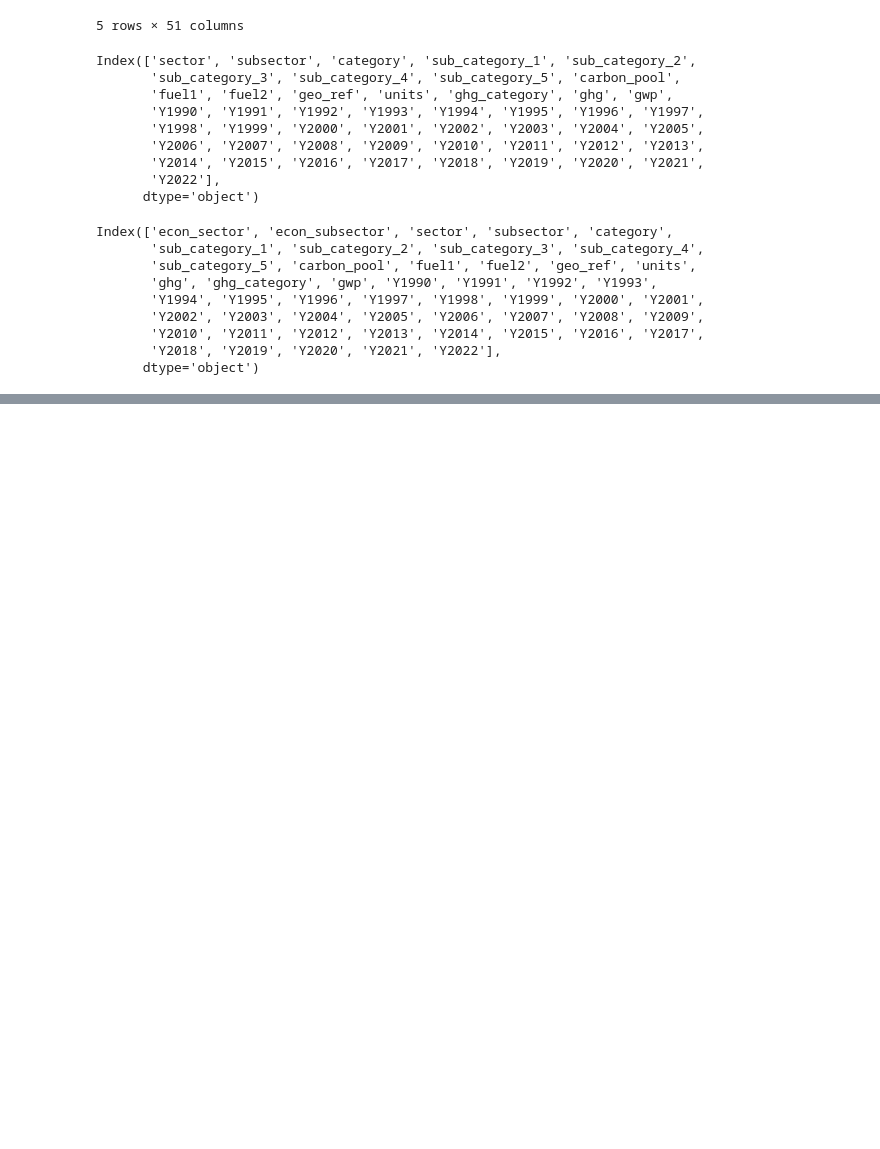
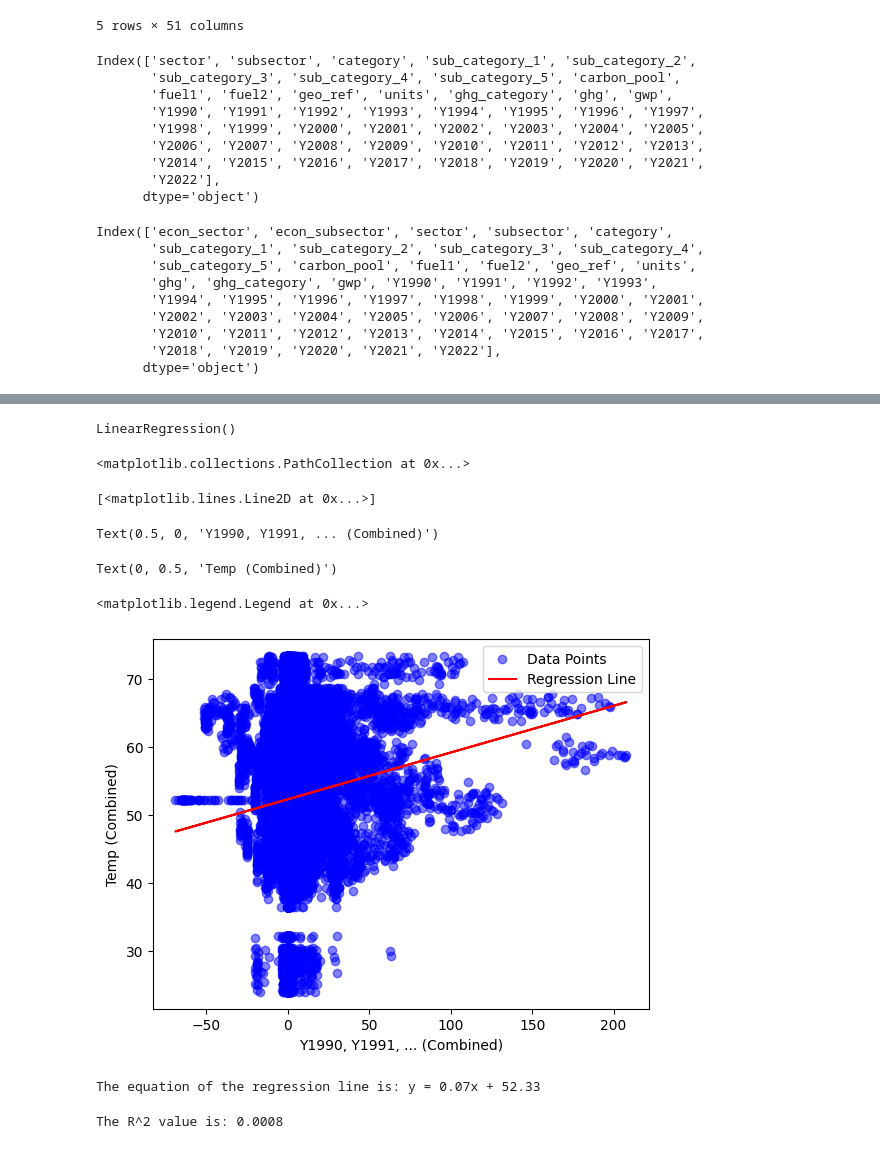
Before and after one commit to matthewchan02/Python_Proj, a Jupyter notebook: state_emission.ipynb, the cells around one changed output, grey strips where cells are left out. Drawn from its saved outputs; the diff is of its cells as text; code cells hidden in the pictures; blank space fills up the shorter version.

```diff
--- a/state_emission.ipynb
+++ b/state_emission.ipynb
@@ -261,0 +188,4 @@ Text(0.5, 1.0, 'Concentrations by Sector and GHG Category from 1990 to 2022')
+# %%
+stateWeatherDF = pd.read_csv('StateWeatherData.csv')
+stateWeatherDF.head()
+avg = (stateWeatherDF.drop(columns=['Year']).mean().sum())/49
@@ -261,0 +258,63 @@ Text(0.5, 1.0, 'Concentrations by Sector and GHG Category from 1990 to 2022')
+# %%
+from sklearn.linear_model import LinearRegression
+import numpy as np
+import matplotlib.pyplot as plt
+
+# Reshape data for a single linear regression
+years = range(1990, 2023)
+X = un_sector[]
+Y = []
+
+# Loop through years and combine columns
+for year in years:
+    X.extend(un_sector[f"Y{year}"].values)  # Independent variable
+    Y.extend(un_sector[f"{year}Temp"].values)  # Dependent variable
+
+# Convert to numpy arrays
+X = np.array(X).reshape(-1, 1)
+Y = np.array(Y)
+
+# Initialize the Linear Regression model
+model = LinearRegression()
+
+# Fit the model
+model.fit(X, Y)
+
+# Predict the Y values
+Y_pred = model.predict(X)
+
+# Plot the data points
+plt.scatter(X, Y, color='blue', alpha=0.5, label='Data Points')
+
+# Plot the regression line
+plt.plot(X, Y_pred, color='red', label='Regression Line')
+
+plt.xlabel('Y1990, Y1991, ... (Combined)')
+plt.ylabel('Temp (Combined)')
+plt.legend()
+plt.show()
+# %% [output]
+LinearRegression()
+<matplotlib.collections.PathCollection at 0x...>
+[<matplotlib.lines.Line2D at 0x...>]
+Text(0.5, 0, 'Y1990, Y1991, ... (Combined)')
+Text(0, 0.5, 'Temp (Combined)')
+<matplotlib.legend.Legend at 0x...>
+[figure, added]
+# %%
+# Get the slope (m) and intercept (b)
+m = model.coef_[0]  # Since it's a simple regression, there's only one coefficient
+b = model.intercept_
+
+# Print the equation
+print(f"The equation of the regression line is: y = {m:.2f}x + {b:.2f}")
+# %% [output]
+The equation of the regression line is: y = 0.07x + 52.33
+# %%
+# Calculate the R^2 value
+r_squared = model.score(X, Y)
+
+# Print the R^2 value
+print(f"The R^2 value is: {r_squared:.4f}")
+# %% [output]
+The R^2 value is: 0.0008
```
Also changed, not shown: parts of 19 cells of this notebook, 2 other files.
